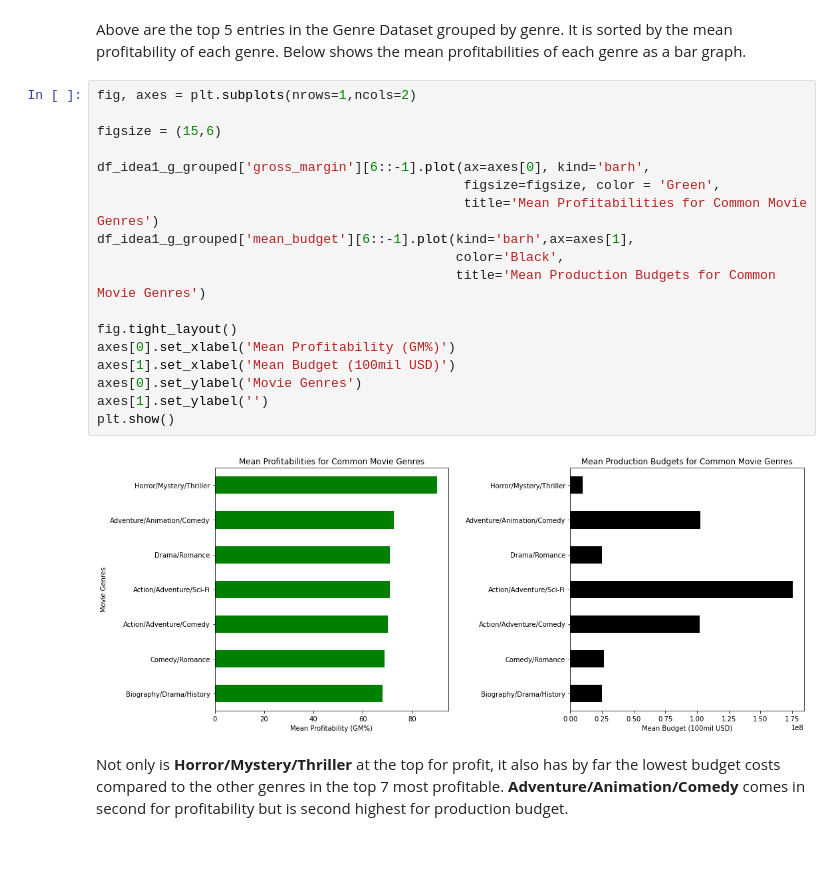
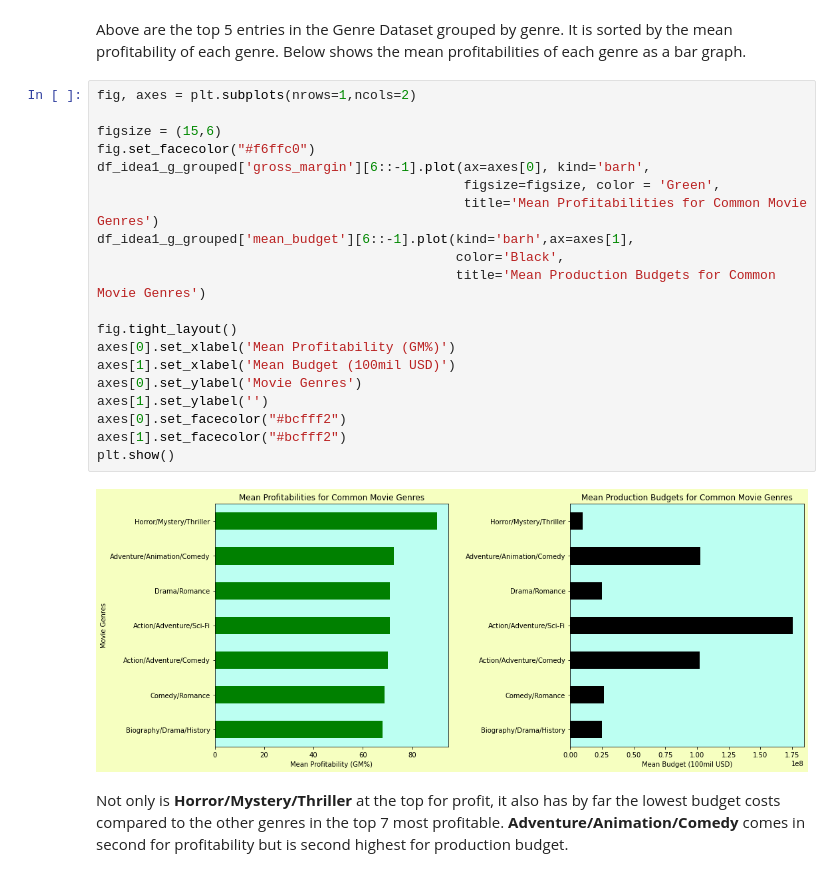
Before and after one commit to ewjohn127/dsc_project_1, a Jupyter notebook: Phase1_Project.ipynb, the cells around one changed output. Drawn from its saved outputs; the diff is of its cells as text.

```diff
--- a/Phase1_Project.ipynb
+++ b/Phase1_Project.ipynb
@@ -181,23 +182,25 @@ Above are the top 5 entries in the Genre Dataset grouped by genre. It is sorted
 # %%
 fig, axes = plt.subplots(nrows=1,ncols=2)
 
 figsize = (15,6)
-
+fig.set_facecolor("#f6ffc0")
 df_idea1_g_grouped['gross_margin'][6::-1].plot(ax=axes[0], kind='barh',
                                                figsize=figsize, color = 'Green',
                                                title='Mean Profitabilities for Common Movie Genres')
 df_idea1_g_grouped['mean_budget'][6::-1].plot(kind='barh',ax=axes[1],
                                               color='Black',
                                               title='Mean Production Budgets for Common Movie Genres')
 
 fig.tight_layout()
 axes[0].set_xlabel('Mean Profitability (GM%)')
 axes[1].set_xlabel('Mean Budget (100mil USD)')
 axes[0].set_ylabel('Movie Genres')
 axes[1].set_ylabel('')
+axes[0].set_facecolor("#bcfff2")
+axes[1].set_facecolor("#bcfff2")
 plt.show()
 # %% [output]
-[figure, old version]
+[figure, new version]
 # %% [markdown]
 Not only is **Horror/Mystery/Thriller** at the top for profit, it also has by far the lowest budget costs compared to the other genres in the top 7 most profitable. **Adventure/Animation/Comedy** comes in second for profitability but is second highest for production budget.
 # %% [markdown]
```
Also changed, not shown: parts of 7 cells of this notebook.
